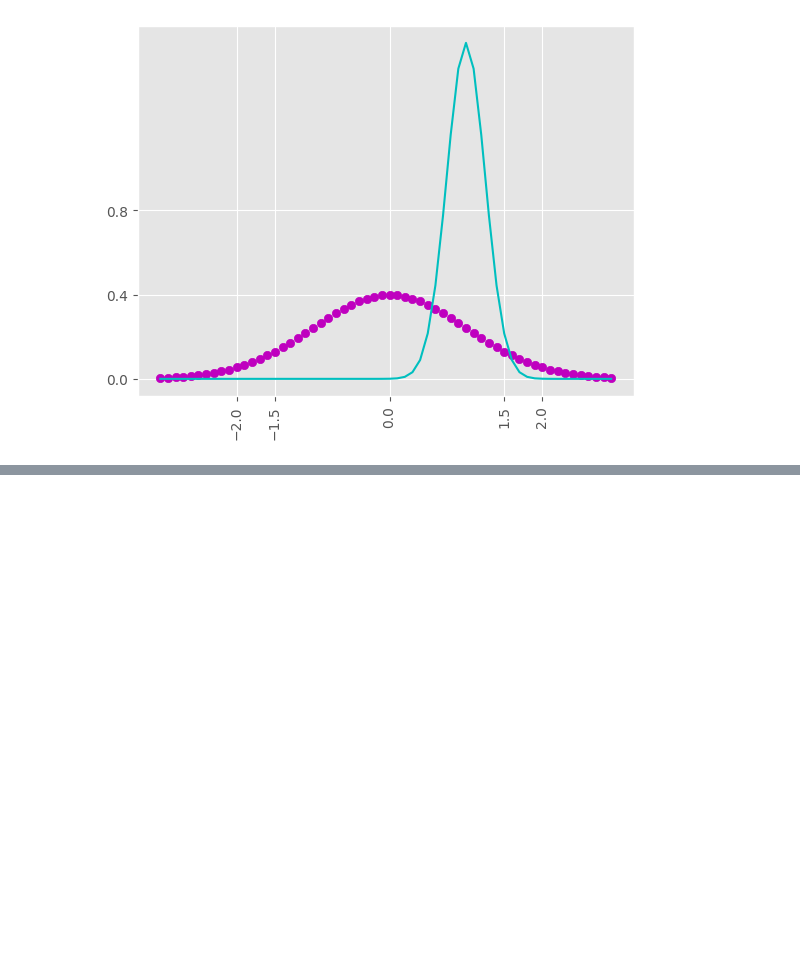
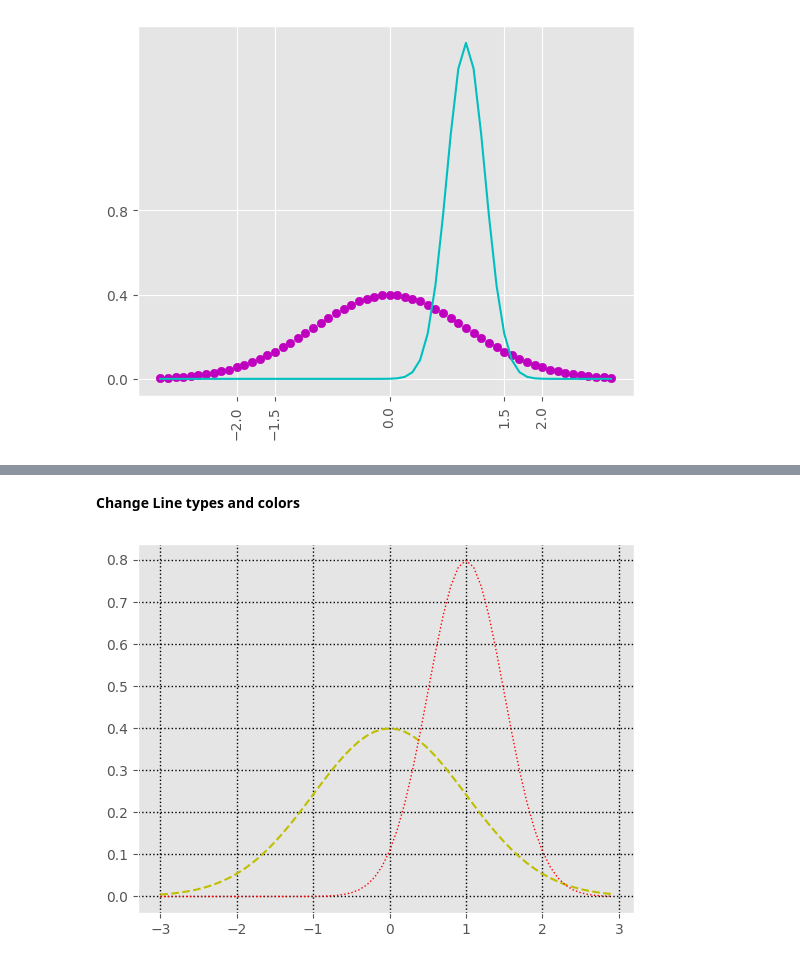
Before and after one commit to karthik-k11/Data-Science-Libraries-Practice, a Jupyter notebook: Matplotlib_practice.ipynb, the cells around one changed output, grey strips where cells are left out. Drawn from its saved outputs; the diff is of its cells as text; code cells hidden in the pictures; blank space fills up the shorter version.

```diff
--- a/Matplotlib_practice.ipynb
+++ b/Matplotlib_practice.ipynb
@@ -85,0 +96,9 @@ plt.show()
+# %% [markdown]
+**Change Line types and colors**
+# %%
+plt.plot(x, norm.pdf(x), 'y--',linewidth=1.5) # '-', '--', '-.', ':', 'None', ' ', '', 'solid', 'dashed', 'dashdot', 'dotted'
+plt.plot(x, norm.pdf(x, 1.0, 0.5),color='red', linestyle=':',linewidth=1)
+plt.grid(axis='both', color='k', linestyle=':',linewidth=1)
+plt.show()
+# %% [output]
+[figure, added]
```
Also changed, not shown: parts of 2 cells of this notebook.
